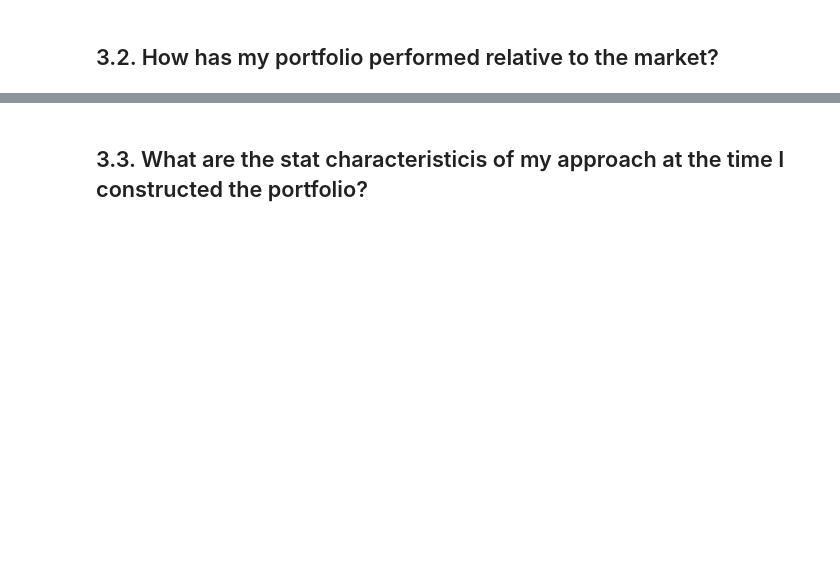
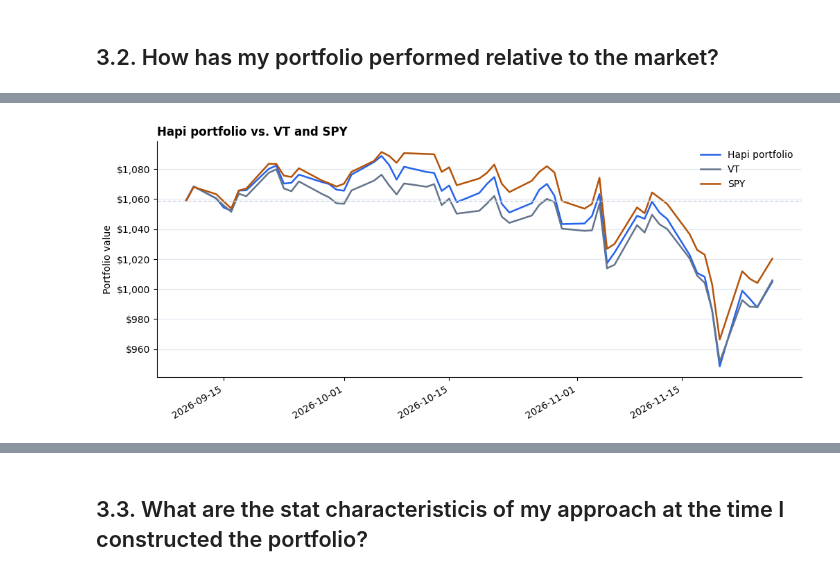
Before and after one commit to FerCorcuera/mit-quant-finance, a Jupyter notebook: Portfolio Theory/my_portfolio_eda.ipynb, the cells around one changed output, grey strips where cells are left out. Cells and saved outputs as stored; diff of their text form; code cells hidden in the pictures; blank space fills up the shorter version.

```diff
--- a/Portfolio Theory/my_portfolio_eda.ipynb
+++ b/Portfolio Theory/my_portfolio_eda.ipynb
@@ -459,0 +391,30 @@ Excess return observations:             54
+# %%
+from matplotlib.ticker import StrMethodFormatter
+
+benchmark_wealth = (
+    benchmark_prices.div(benchmark_prices.iloc[0]) * portfolio_wealth.iloc[0]
+)
+
+wealth_comparison = pd.concat(
+    [portfolio_wealth.rename("Hapi portfolio"), benchmark_wealth],
+    axis=1,
+)
+
+ax = wealth_comparison.plot(
+    figsize=(12, 5),
+    color=["#2563EB", "#64748B", "#B45309"],
+    linewidth=1.8,
+)
+
+ax.axhline(portfolio_wealth.iloc[0], color="#CBD5E1", ls="--", lw=1)
+ax.set_title("Hapi portfolio vs. VT and SPY", loc="left", fontweight="bold")
+ax.set(xlabel="", ylabel="Portfolio value")
+ax.yaxis.set_major_formatter(StrMethodFormatter("${x:,.0f}"))
+ax.grid(axis="y", color="#E2E8F0")
+ax.set_axisbelow(True)
+ax.spines[["top", "right"]].set_visible(False)
+ax.legend(frameon=False)
+
+plt.show()
+# %% [output]
+[figure, added]
```
Also changed, not shown: parts of 14 cells of this notebook, 3 other files.
